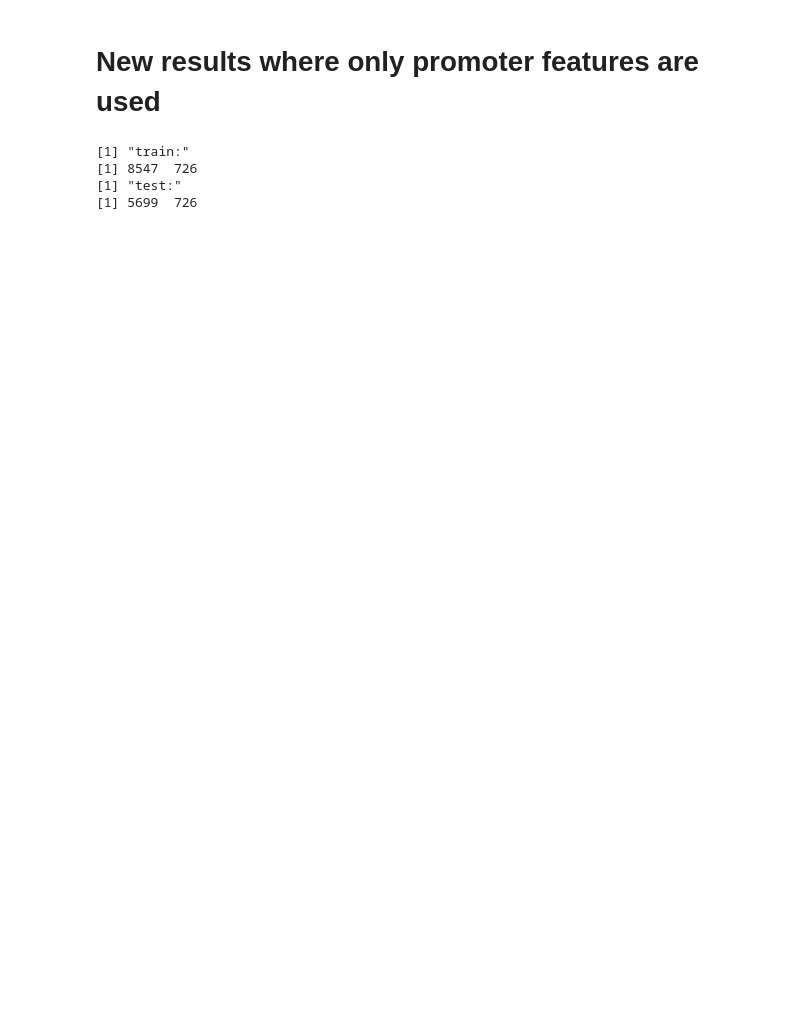
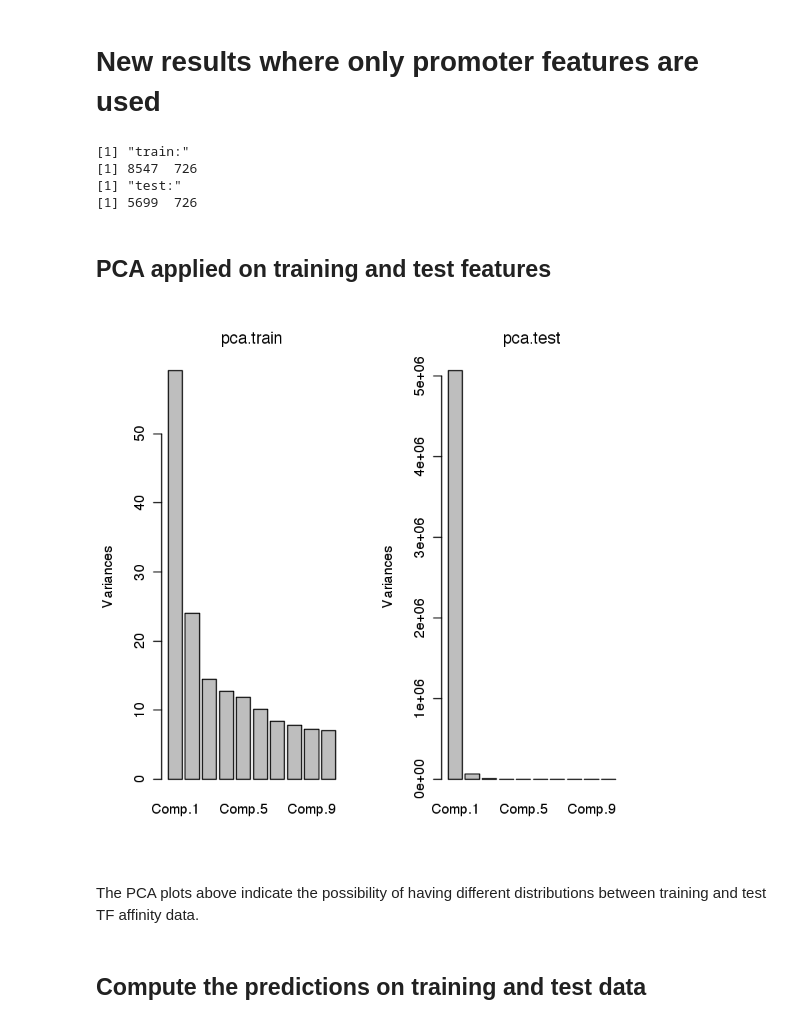
Before and after one commit to fba67/scMTL, a Jupyter notebook: sc_iPCs.ipynb, the cells around one changed output. Saved outputs shown, nothing was run; the diff lists cells and outputs as text; code cells hidden in the pictures; blank space fills up the shorter version.

```diff
--- a/sc_iPCs.ipynb
+++ b/sc_iPCs.ipynb
@@ -210,3 +223,21 @@ print(dim(x.test))
 [1] 8547  726
 [1] "test:"
 [1] 5699  726
+# %% [markdown]
+## PCA applied on training and test features
+# %%
+doPCA <- TRUE
+
+if(doPCA){
+    pca.train <- princomp(x.train)
+    pca.test <- princomp(x.test)
+    par(mfrow= c(1, 2))
+    plot(pca.train)
+    plot(pca.test)
+}
+# %% [output]
+[figure, added]
+# %% [markdown]
+The PCA plots above indicate the possibility of having different distributions between training and test TF affinity data.
+# %% [markdown]
+## Compute the predictions on training and test data
```
Also changed, not shown: parts of 22 cells of this notebook.
